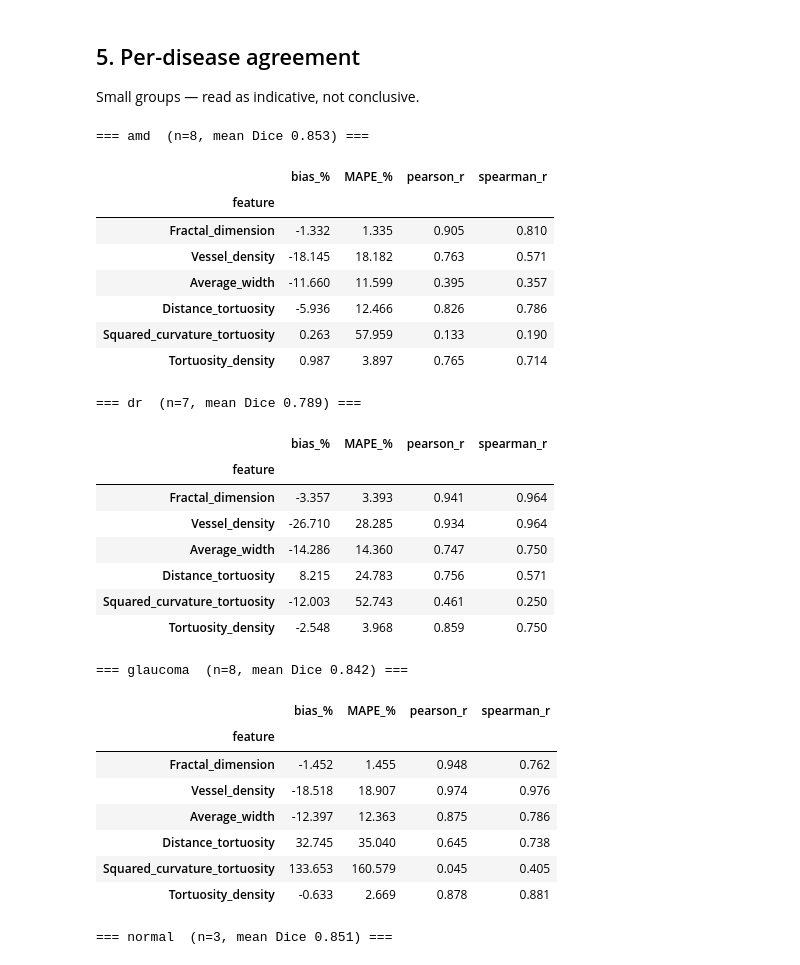
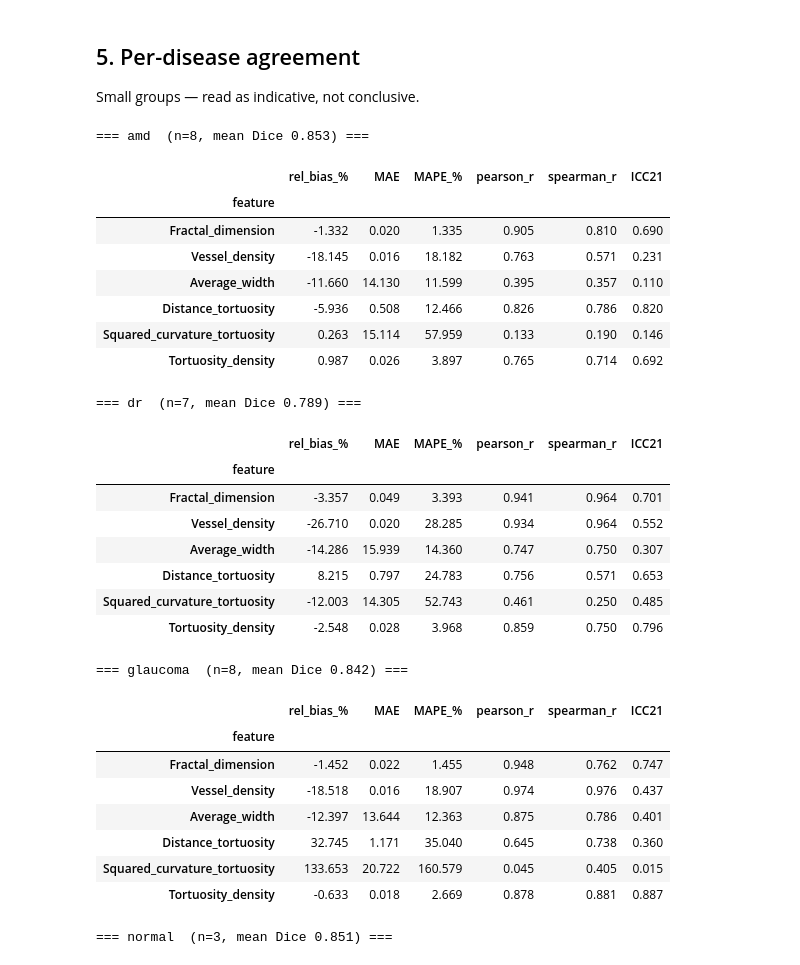
Before and after one commit to staskh/AutoMorph, a Jupyter notebook: benchmark/analysis.ipynb, the cells around one changed output. Cells and saved outputs as stored; diff of their text form; code cells hidden in the pictures.

```diff
--- a/benchmark/analysis.ipynb
+++ b/benchmark/analysis.ipynb
@@ -231,0 +251,18 @@ display(agreement_table.round(3))
+# %%
+fig, ax = plt.subplots(figsize=(8, 4))
+position = np.arange(len(FEATURES))
+
+ax.barh(position + 0.2, agreement.loc[FEATURES, "pearson_r"], height=0.36,
+        label="Pearson r (bias-blind)", color="#8FA8CC")
+ax.barh(position - 0.2, agreement.loc[FEATURES, "ICC21"], height=0.36,
+        label="ICC(2,1) (charges for bias)", color="#4C72B0")
+
+for threshold, name in ((0.9, "excellent"), (0.75, "good"), (0.5, "moderate")):
+    ax.axvline(threshold, color="grey", ls=":", lw=1)
+    ax.text(threshold, len(FEATURES) - 0.4, name, fontsize=7, rotation=90,
+            va="top", ha="right", color="grey")
+
+ax.set(yticks=position, yticklabels=FEATURES, xlabel="agreement", xlim=(0, 1.02),
+       title="Pearson vs ICC(2,1): the gap is systematic bias")
+ax.legend(fontsize=8, loc="lower right")
+fig.tight_layout()
@@ -335,34 +374,38 @@ Small groups — read as indicative, not conclusive.
 # %%
 for disease in order:
     subset = ok[ok["disease"] == disease]
     print(f"\n=== {disease}  (n={len(subset)}, mean Dice {subset['dice'].mean():.3f}) ===")
-    display(agreement(subset)[["bias_%", "MAPE_%", "pearson_r", "spearman_r"]].round(3))
+    display(
+        agreement_table(subset, FEATURES)[
+            ["rel_bias_%", "MAE", "MAPE_%", "pearson_r", "spearman_r", "ICC21"]
+        ].round(3)
+    )
 # %% [output]
 === amd  (n=8, mean Dice 0.853) ===
-|  | bias_% | MAPE_% | pearson_r | spearman_r |
-| feature |  |  |  |  |
-| Fractal_dimension | -1.332 | 1.335 | 0.905 | 0.810 |
-| Vessel_density | -18.145 | 18.182 | 0.763 | 0.571 |
-| Average_width | -11.660 | 11.599 | 0.395 | 0.357 |
-| Distance_tortuosity | -5.936 | 12.466 | 0.826 | 0.786 |
-| Squared_curvature_tortuosity | 0.263 | 57.959 | 0.133 | 0.190 |
-| Tortuosity_density | 0.987 | 3.897 | 0.765 | 0.714 |
+|  | rel_bias_% | MAE | MAPE_% | pearson_r | spearman_r | ICC21 |
+| feature |  |  |  |  |  |  |
+| Fractal_dimension | -1.332 | 0.020 | 1.335 | 0.905 | 0.810 | 0.690 |
+| Vessel_density | -18.145 | 0.016 | 18.182 | 0.763 | 0.571 | 0.231 |
+| Average_width | -11.660 | 14.130 | 11.599 | 0.395 | 0.357 | 0.110 |
+| Distance_tortuosity | -5.936 | 0.508 | 12.466 | 0.826 | 0.786 | 0.820 |
+| Squared_curvature_tortuosity | 0.263 | 15.114 | 57.959 | 0.133 | 0.190 | 0.146 |
+| Tortuosity_density | 0.987 | 0.026 | 3.897 | 0.765 | 0.714 | 0.692 |
 === dr  (n=7, mean Dice 0.789) ===
-|  | bias_% | MAPE_% | pearson_r | spearman_r |
-| feature |  |  |  |  |
-| Fractal_dimension | -3.357 | 3.393 | 0.941 | 0.964 |
-| Vessel_density | -26.710 | 28.285 | 0.934 | 0.964 |
-| Average_width | -14.286 | 14.360 | 0.747 | 0.750 |
-| Distance_tortuosity | 8.215 | 24.783 | 0.756 | 0.571 |
-| Squared_curvature_tortuosity | -12.003 | 52.743 | 0.461 | 0.250 |
-| Tortuosity_density | -2.548 | 3.968 | 0.859 | 0.750 |
+|  | rel_bias_% | MAE | MAPE_% | pearson_r | spearman_r | ICC21 |
+| feature |  |  |  |  |  |  |
+| Fractal_dimension | -3.357 | 0.049 | 3.393 | 0.941 | 0.964 | 0.701 |
+| Vessel_density | -26.710 | 0.020 | 28.285 | 0.934 | 0.964 | 0.552 |
+| Average_width | -14.286 | 15.939 | 14.360 | 0.747 | 0.750 | 0.307 |
+| Distance_tortuosity | 8.215 | 0.797 | 24.783 | 0.756 | 0.571 | 0.653 |
+| Squared_curvature_tortuosity | -12.003 | 14.305 | 52.743 | 0.461 | 0.250 | 0.485 |
+| Tortuosity_density | -2.548 | 0.028 | 3.968 | 0.859 | 0.750 | 0.796 |
 === glaucoma  (n=8, mean Dice 0.842) ===
-|  | bias_% | MAPE_% | pearson_r | spearman_r |
-| feature |  |  |  |  |
-| Fractal_dimension | -1.452 | 1.455 | 0.948 | 0.762 |
-| Vessel_density | -18.518 | 18.907 | 0.974 | 0.976 |
-| Average_width | -12.397 | 12.363 | 0.875 | 0.786 |
-| Distance_tortuosity | 32.745 | 35.040 | 0.645 | 0.738 |
-| Squared_curvature_tortuosity | 133.653 | 160.579 | 0.045 | 0.405 |
-| Tortuosity_density | -0.633 | 2.669 | 0.878 | 0.881 |
+|  | rel_bias_% | MAE | MAPE_% | pearson_r | spearman_r | ICC21 |
+| feature |  |  |  |  |  |  |
+| Fractal_dimension | -1.452 | 0.022 | 1.455 | 0.948 | 0.762 | 0.747 |
+| Vessel_density | -18.518 | 0.016 | 18.907 | 0.974 | 0.976 | 0.437 |
+| Average_width | -12.397 | 13.644 | 12.363 | 0.875 | 0.786 | 0.401 |
+| Distance_tortuosity | 32.745 | 1.171 | 35.040 | 0.645 | 0.738 | 0.360 |
+| Squared_curvature_tortuosity | 133.653 | 20.722 | 160.579 | 0.045 | 0.405 | 0.015 |
+| Tortuosity_density | -0.633 | 0.018 | 2.669 | 0.878 | 0.881 | 0.887 |
 === normal  (n=3, mean Dice 0.851) ===
```
Also changed, not shown: parts of 18 cells of this notebook, 10 other files.
